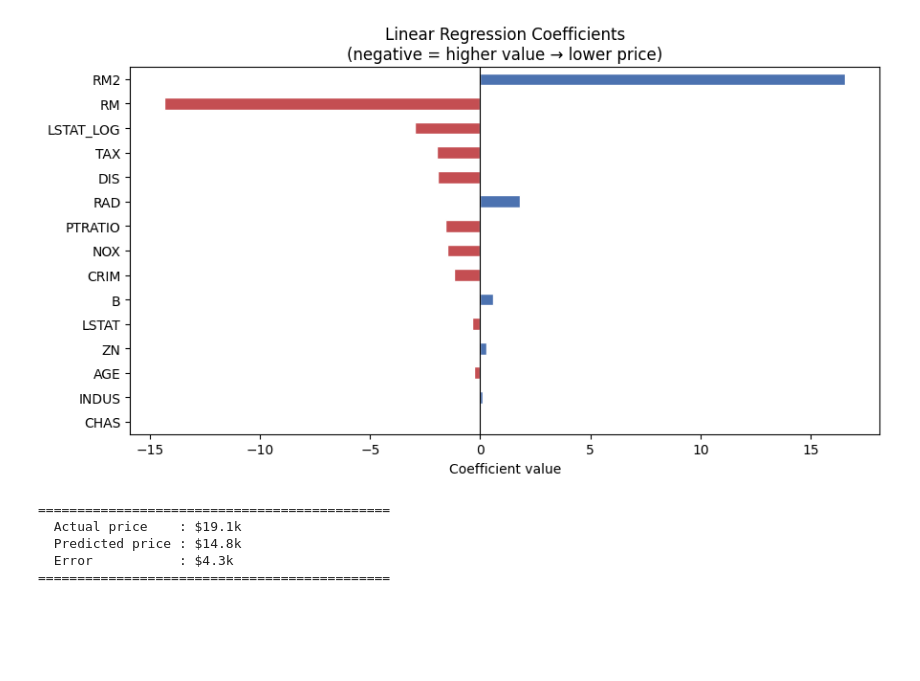
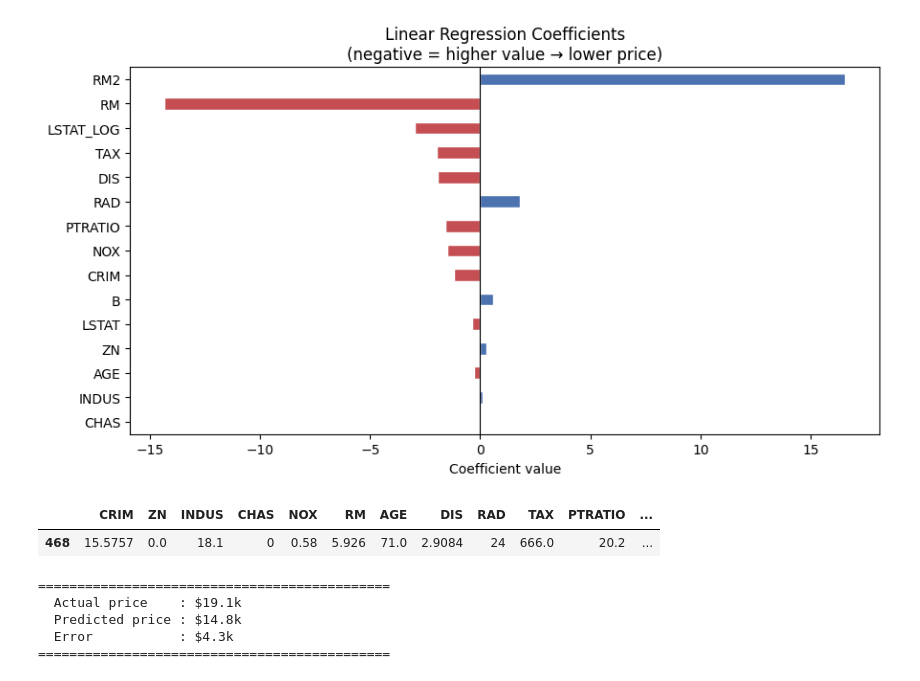
Before and after one commit to SahanaLogic/Docker, a Jupyter notebook: linear_regression.ipynb, the cells around one changed output. Saved outputs shown, nothing was run; the diff lists cells and outputs as text; code cells hidden in the pictures; blank space fills up the shorter version.

```diff
--- a/linear_regression.ipynb
+++ b/linear_regression.ipynb
@@ -203,6 +203,12 @@ plt.tight_layout()
 plt.show()
 # %% [output]
 [figure]
+# %%
+sample_X   = X_test.iloc[[0]]
+sample_X
+# %% [output]
+|  | CRIM | ZN | INDUS | CHAS | NOX | RM | AGE | DIS | RAD | TAX | PTRATIO | ... |
+| 468 | 15.5757 | 0.0 | 18.1 | 0 | 0.58 | 5.926 | 71.0 | 2.9084 | 24 | 666.0 | 20.2 | ... |
 # %%
 # Predict on one real test sample
 sample_X   = X_test.iloc[[0]]
```
Also changed, not shown: 2 other files.
